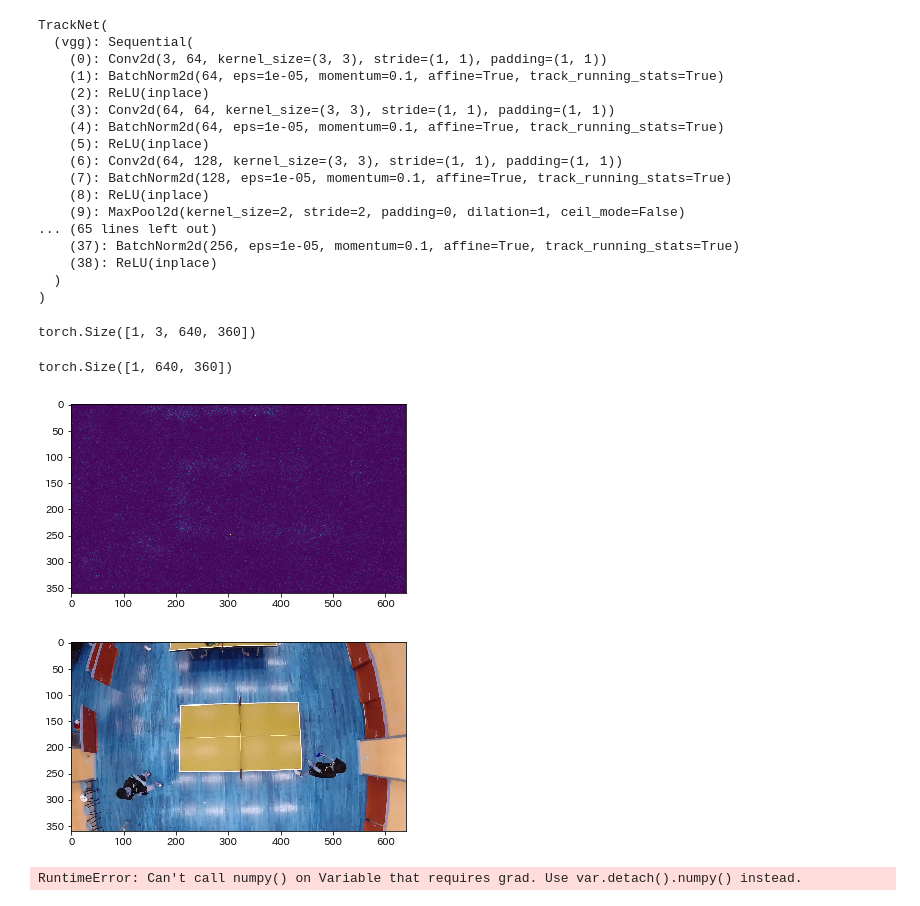
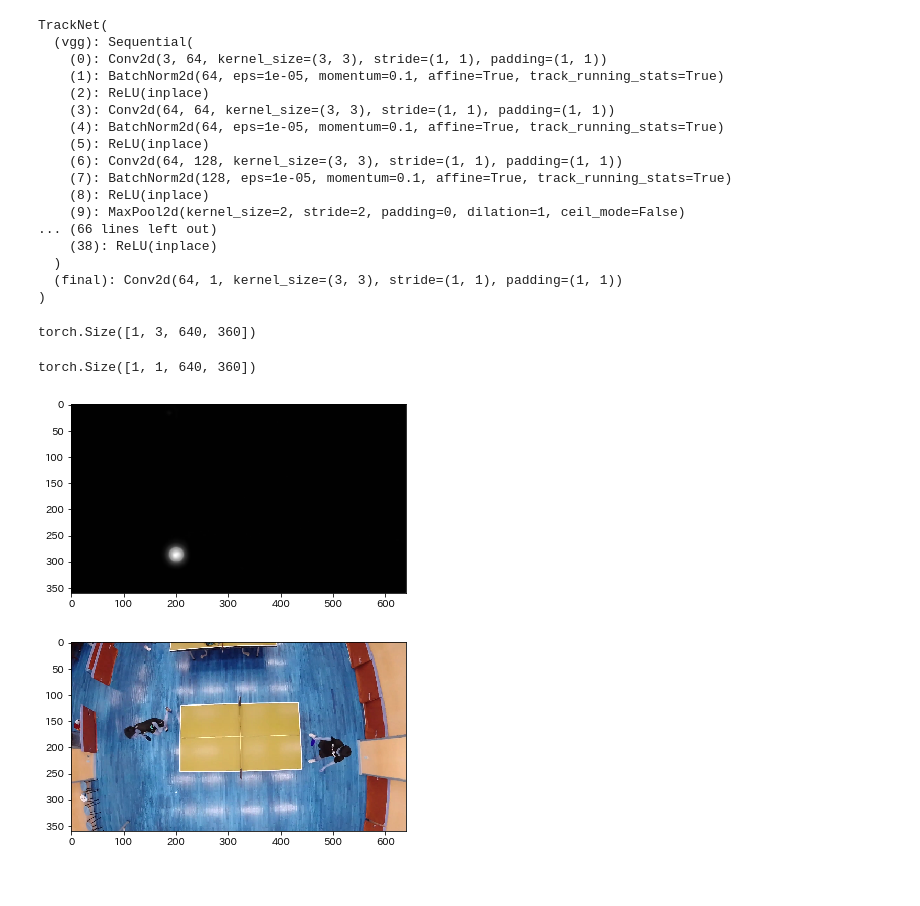
Before and after one commit to ishigen425/ball_tracking, a Jupyter notebook: Untitled1.ipynb, the cells around one changed output. Drawn from its saved outputs; the diff is of its cells as text; code cells hidden in the pictures.

```diff
--- a/Untitled1.ipynb
+++ b/Untitled1.ipynb
@@ -18,7 +18,7 @@ import cv2
 cuda0 = torch.device('cuda:0')
 model = TrackNet().to(cuda0)
 
-model.load_state_dict(torch.load('weight/epoch_0_1299'))
+model.load_state_dict(torch.load('weight/epoch_108_658'))
 model.eval()
 # %% [output]
 TrackNet(
@@ -33,13 +33,15 @@ TrackNet(
     (7): BatchNorm2d(128, eps=1e-05, momentum=0.1, affine=True, track_running_stats=True)
     (8): ReLU(inplace)
     (9): MaxPool2d(kernel_size=2, stride=2, padding=0, dilation=1, ceil_mode=False)
-... (65 lines left out)
-    (37): BatchNorm2d(256, eps=1e-05, momentum=0.1, affine=True, track_running_stats=True)
+... (66 lines left out)
     (38): ReLU(inplace)
   )
+  (final): Conv2d(64, 1, kernel_size=(3, 3), stride=(1, 1), padding=(1, 1))
 )
 # %%
 image_numpy = cv2.imread('../data/tracking_data/vott-json-export/DJI_0013_30.MP4#t=14.833333.jpg')
+image_numpy = cv2.imread('../data/tracking_data/vott-json-export/DJI_0013_30.MP4#t=10.033333.jpg')
+image_numpy = cv2.imread('../data/tracking_data/vott-json-export/DJI_0013_30.MP4#t=11.866667.jpg')
 image_numpy = cv2.resize(image_numpy, (640, 360))
 image = torch.from_numpy(image_numpy).float().to(cuda0)
 image = image.transpose(2, 0)
@@ -51,20 +53,12 @@ torch.Size([1, 3, 640, 360])
 # %%
 import matplotlib.pyplot as plt
 print(output.shape)
-output_numpy = output.squeeze().cpu().detach().numpy()
-plt.imshow(output_numpy.T * 255)
+output_numpy = output.squeeze().cpu().detach().numpy().T
+plt.imshow(output_numpy, cmap = "gray")
 plt.show()
 plt.imshow(image_numpy)
 plt.show()
 # %% [output]
-torch.Size([1, 640, 360])
+torch.Size([1, 1, 640, 360])
-[figure, old version]
+[figure, new version]
-[figure, old version]
+[figure, new version]
-# %%
-print(np.argmax(np.argmax(output, axis=0)))
-print(np.argmax(np.argmax(output, axis=1)))
-point = np.zeros((360, 640))
-point[np.argmax(np.argmax(output, axis=0)), np.argmax(np.argmax(output, axis=1))] = 1, 1
-plt.imshow(point)
-# %% [output]
-RuntimeError: Can't call numpy() on Variable that requires grad. Use var.detach().numpy() instead.
```
Also changed, not shown: parts of 1 cell of this notebook, 5 other files.
